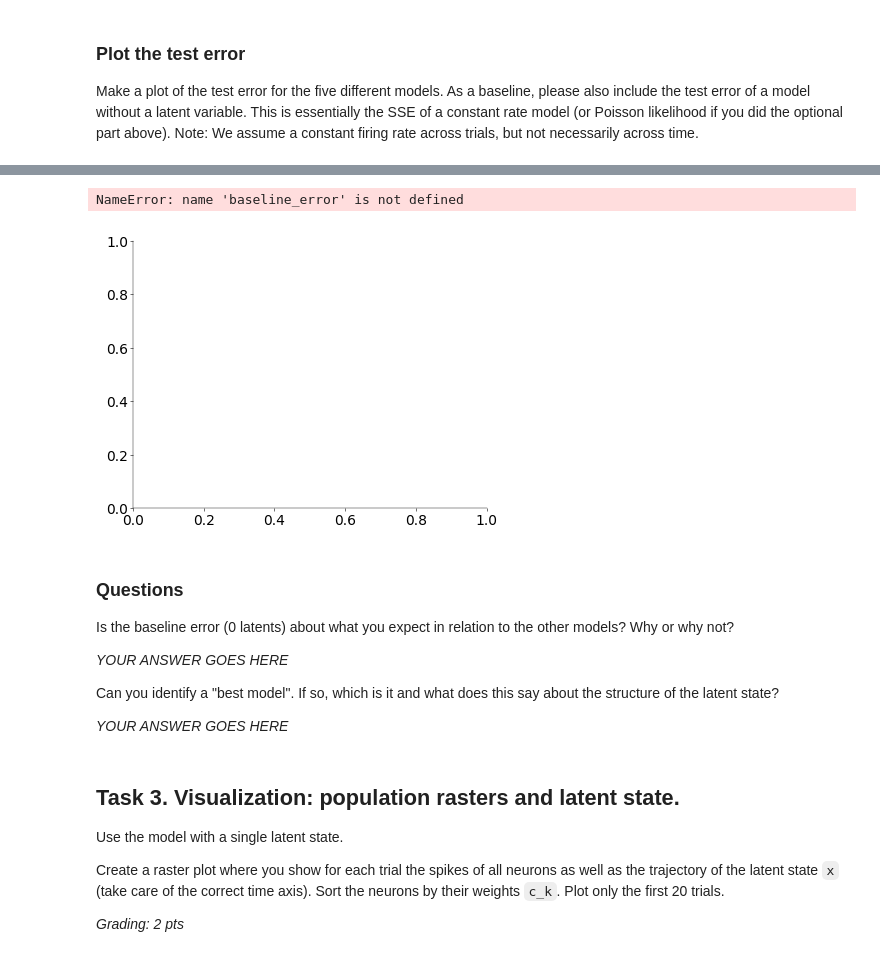
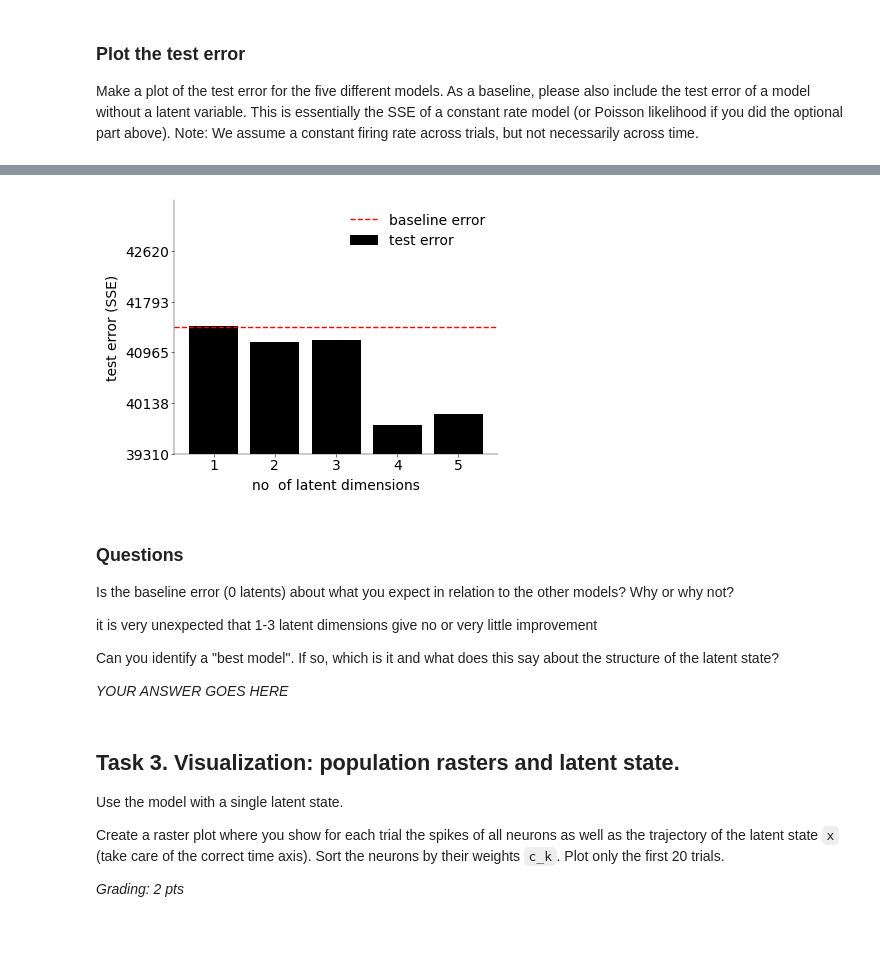
Before and after one commit to toniklenk/NeuralDataScience, a Jupyter notebook: notebooks/CodingLab6.ipynb, the cells around one changed output, grey strips where cells are left out. Saved outputs shown, nothing was run; the diff lists cells and outputs as text; code cells hidden in the pictures.

```diff
--- a/notebooks/CodingLab6.ipynb
+++ b/notebooks/CodingLab6.ipynb
@@ -343,7 +343,12 @@ $log(L) = l(\lambda_k; x_1, ..., x_N) = \ldots$
 
 # do the actual cross validation
 xval = util.crossValidation(
-    data, numTrainingTrials=80, numTestTrials=20, maxXdim=5, maxEMiter=10
+    data,
+    numTrainingTrials=80,
+    numTestTrials=20,
+    maxXdim=5,
+    maxEMiter=10,
+    learningMethod="batch",
 )
 # %% [output]
 Assessing optimal latent dimensionality will take a long time.
@@ -449,27 +418,36 @@ array([[0, 3, 0, ..., 3, 3, 1],
 # %%
 # -------------------------------------------------------------------------
 # Compute and plot the test errors for the different latent variable models
 # and answer the questions below (1+1 pts)
 # -------------------------------------------------------------------------
-
-
 # Your plot here
 fig, ax = plt.subplots(figsize=(4, 3))
 
-
-# plot model error
+# barplot model error
+ax.bar(
+    np.arange(1, xval.maxXdim + 1),
+    xval.errs,
+    label="test error",
+    color="black",
+)
 
 # plot baseline
-ax.axhline(baseline_error, linestyle="--")
+ax.axhline(baseline, linestyle="--", c="red", label="baseline error")
+ax.legend(loc="upper right")
+ax.set_xlabel("no  of latent dimensions")
+ax.set_ylabel("test error (SSE)")
+ax.set_ylim(0.95 * baseline, 1.05 * baseline)
+ax.set_yticks(
+    np.arange(0.95 * baseline, 1.05 * baseline, (1.05 * baseline - 0.95 * baseline) / 5)
+);
 # %% [output]
-NameError: name 'baseline_error' is not defined
-[figure, old version]
+[figure, new version]
 # %% [markdown]
 ### Questions
 
 Is the baseline error (0 latents) about what you expect in relation to the other models? Why or why not?
 
-_YOUR ANSWER GOES HERE_
+it is very unexpected that 1-3 latent dimensions give no or very little improvement
 
 Can you identify a "best model". If so, which is it and what does this say about the structure of the latent state?
 
```
Also changed, not shown: parts of 34 cells of this notebook.
